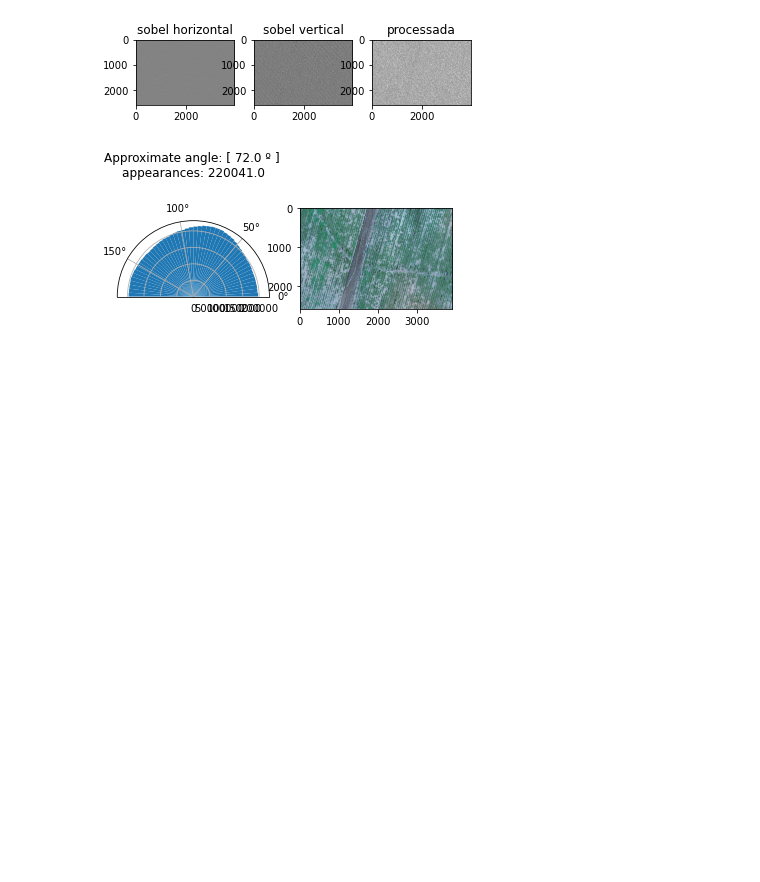
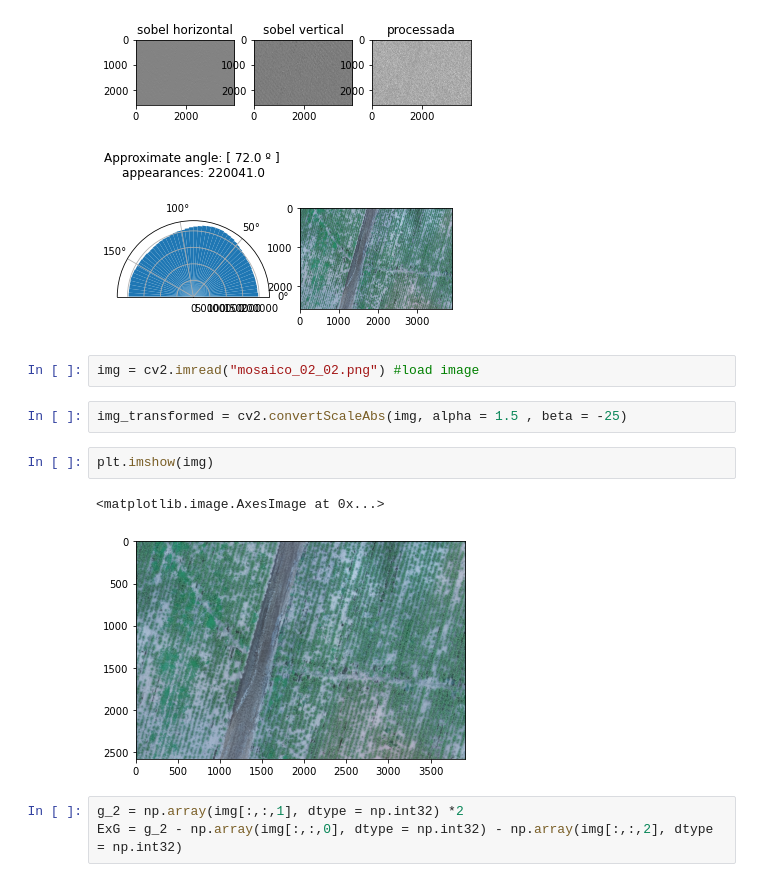
Before and after one commit to jpcarranza94/MagdalenaProject, a Jupyter notebook: Experimentos.ipynb, the cells around one changed output. Drawn from its saved outputs; the diff is of its cells as text; blank space fills up the shorter version.

```diff
--- a/Experimentos.ipynb
+++ b/Experimentos.ipynb
@@ -548,3 +544,15 @@ plt.show()
 # %% [output]
 [figure]
 [figure]
+# %%
+img = cv2.imread("mosaico_02_02.png") #load image
+# %%
+img_transformed = cv2.convertScaleAbs(img, alpha = 1.5 , beta = -25)
+# %%
+plt.imshow(img)
+# %% [output]
+<matplotlib.image.AxesImage at 0x...>
+[figure, added]
+# %%
+g_2 = np.array(img[:,:,1], dtype = np.int32) *2
+ExG = g_2 - np.array(img[:,:,0], dtype = np.int32) - np.array(img[:,:,2], dtype = np.int32)
```
Also changed, not shown: parts of 47 cells of this notebook.
